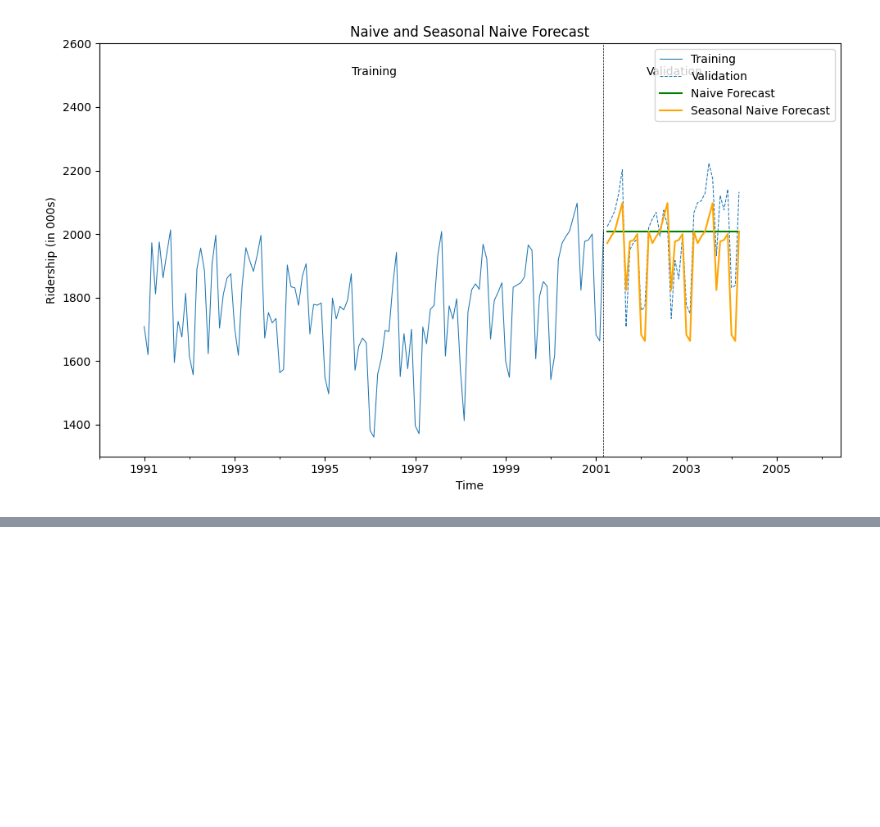
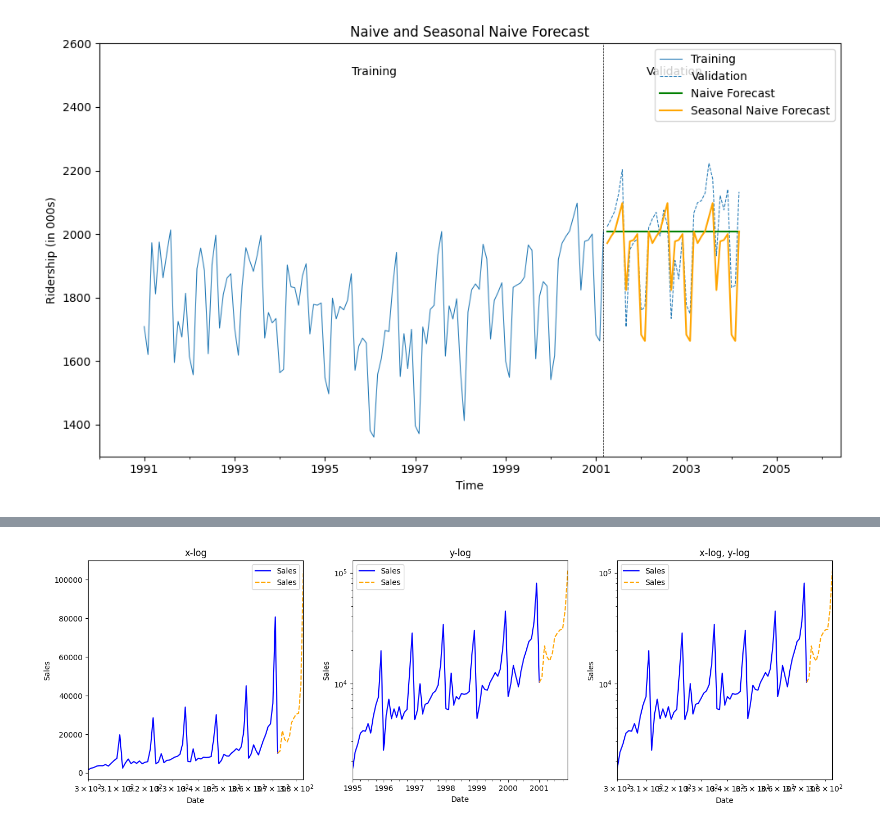
Before and after one commit to MSA550-Predictive-Analytics/msa550-code-files, a Jupyter notebook: python_lecture_08 - handling_time_series.ipynb, the cells around one changed output, grey strips where cells are left out. Saved outputs shown, nothing was run; the diff lists cells and outputs as text; code cells hidden in the pictures; blank space fills up the shorter version.

```diff
--- a/python_lecture_08 - handling_time_series.ipynb
+++ b/python_lecture_08 - handling_time_series.ipynb
@@ -379,0 +553,38 @@ plot_forecasts(train_ts, valid_ts, naive_pred, seasonal_pred)
+# %%
+# Partition data into training and validation sets
+train_ts = souvenir_data[:'2001-01-01']
+valid_ts = souvenir_data['2001-01-01':]
+
+# Create a function to plot with different scales
+def plot_with_log_scales(train_series, valid_series):
+    fig, axes = plt.subplots(nrows=1, ncols=3, figsize=(15, 5))
+
+    # Plot with x-log scale
+    ax = train_series.plot(ax=axes[0], color='blue', label='Training', title='x-log')
+    valid_series.plot(ax=ax, color='orange', linestyle='--', label='Validation')
+    ax.set_xscale('log')
+    ax.set_ylabel('Sales')
+    ax.legend()
+
+    # Plot with y-log scale
+    ax = train_series.plot(ax=axes[1], color='blue', label='Training', title='y-log')
+    valid_series.plot(ax=ax, color='orange', linestyle='--', label='Validation')
+    ax.set_yscale('log')
+    ax.set_ylabel('Sales')
+    ax.legend()
+
+    # Plot with both x-log and y-log scales
+    ax = train_series.plot(ax=axes[2], color='blue', label='Training', title='x-log, y-log')
+    valid_series.plot(ax=ax, color='orange', linestyle='--', label='Validation')
+    ax.set_xscale('log')
+    ax.set_yscale('log')
+    ax.set_ylabel('Sales')
+    ax.legend()
+
+    plt.tight_layout()
+    plt.show()
+
+# Call the function to plot with different log scales
+plot_with_log_scales(train_ts, valid_ts)
+# %% [output]
+[figure, added]
```
Also changed, not shown: parts of 15 cells of this notebook, 2 other files.
